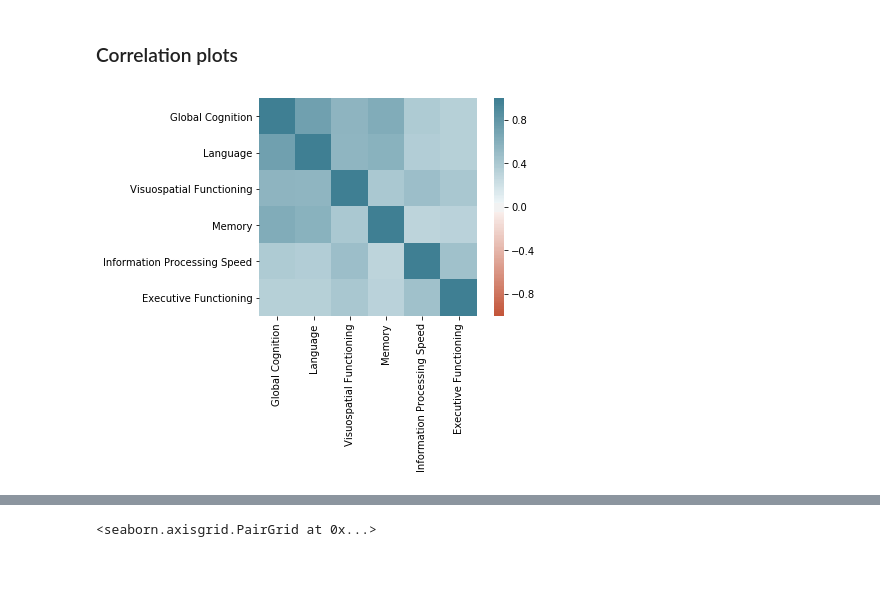
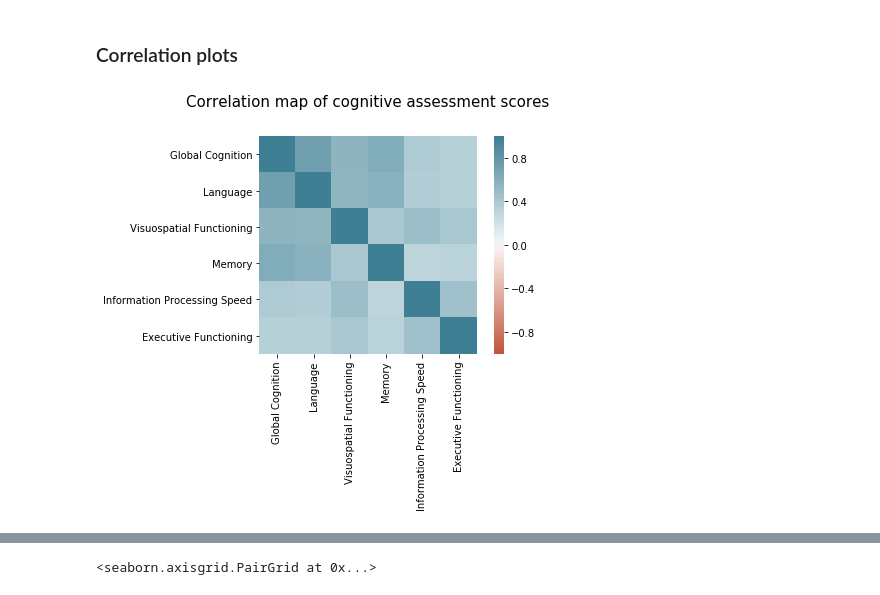
Before and after one commit to hasnainmamdani/stroke-impairment-analysis, a Jupyter notebook: pca_cross_correlation_behaviour.ipynb, the cells around one changed output, grey strips where cells are left out. Cells and saved outputs as stored; diff of their text form; code cells hidden in the pictures; blank space fills up the shorter version.

```diff
--- a/pca_cross_correlation_behaviour.ipynb
+++ b/pca_cross_correlation_behaviour.ipynb
@@ -42,14 +42,19 @@ plot_pca_explained_variance(Y)
 # %%
 Y_df = pd.DataFrame(Y, columns=SCORE_DOMAINS)
 corr = Y_df.corr()
 ax = sns.heatmap(
     corr,
     vmin=-1, vmax=1, center=0,
 #     cmap='coolwarm',
     cmap=sns.diverging_palette(20, 220, n=200),
     square=True)
+ax.set_title("Correlation map of cognitive assessment scores", pad=30, size=15)
+# ax.title.set_position([.5, 1.15])
+# plt.title("Correlation map of cognitive assessment scores", y=2.3)
+# plt.subplots_adjust(top=0.7)
+plt.savefig("corr.png", bbox_inches="tight", dpi=600)
 # %% [output]
-[figure, old version]
+[figure, new version]
 # %%
 # raw numbers
 corr
```
Also changed, not shown: parts of 4 cells of this notebook, 15 other files.
